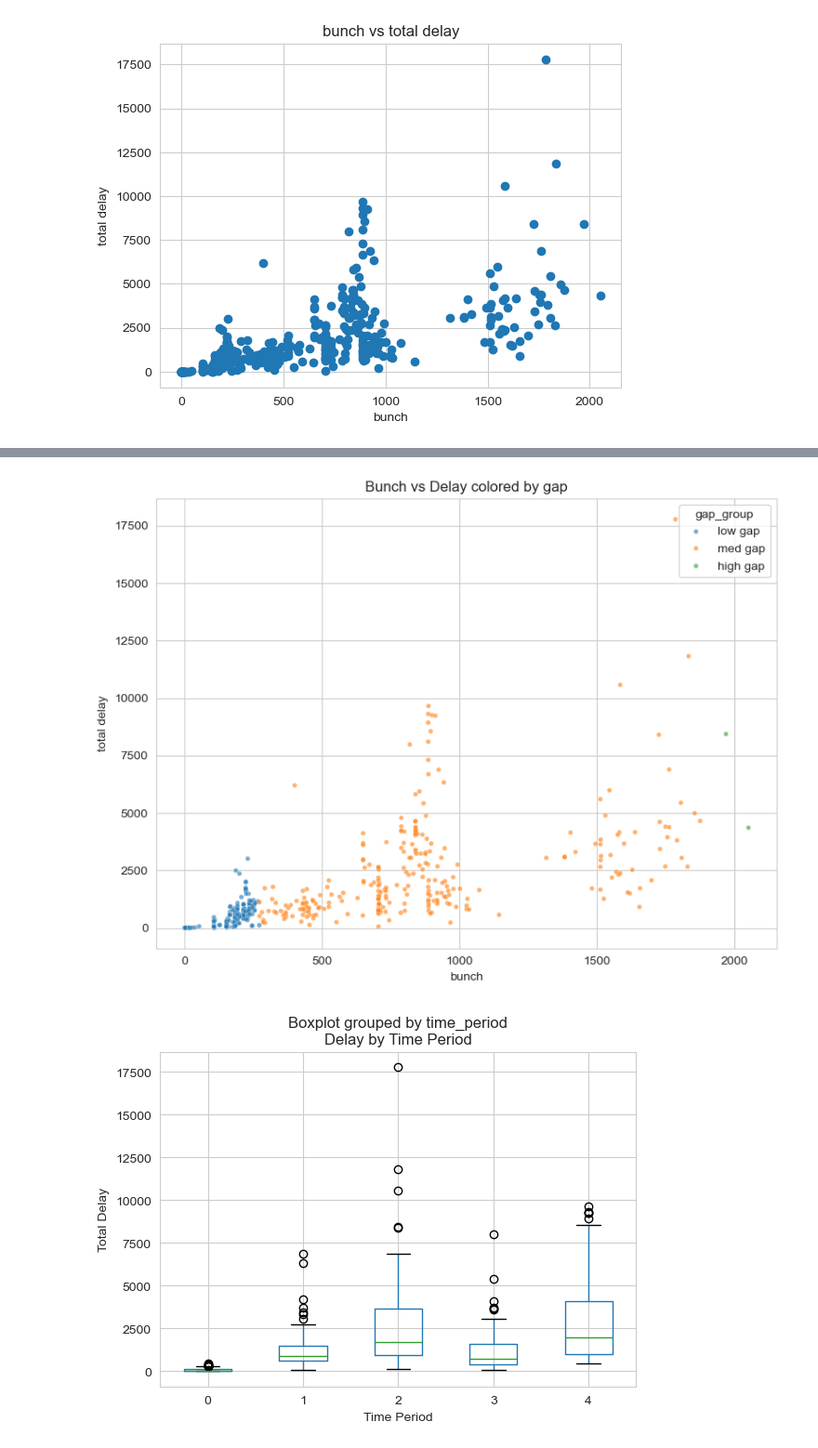
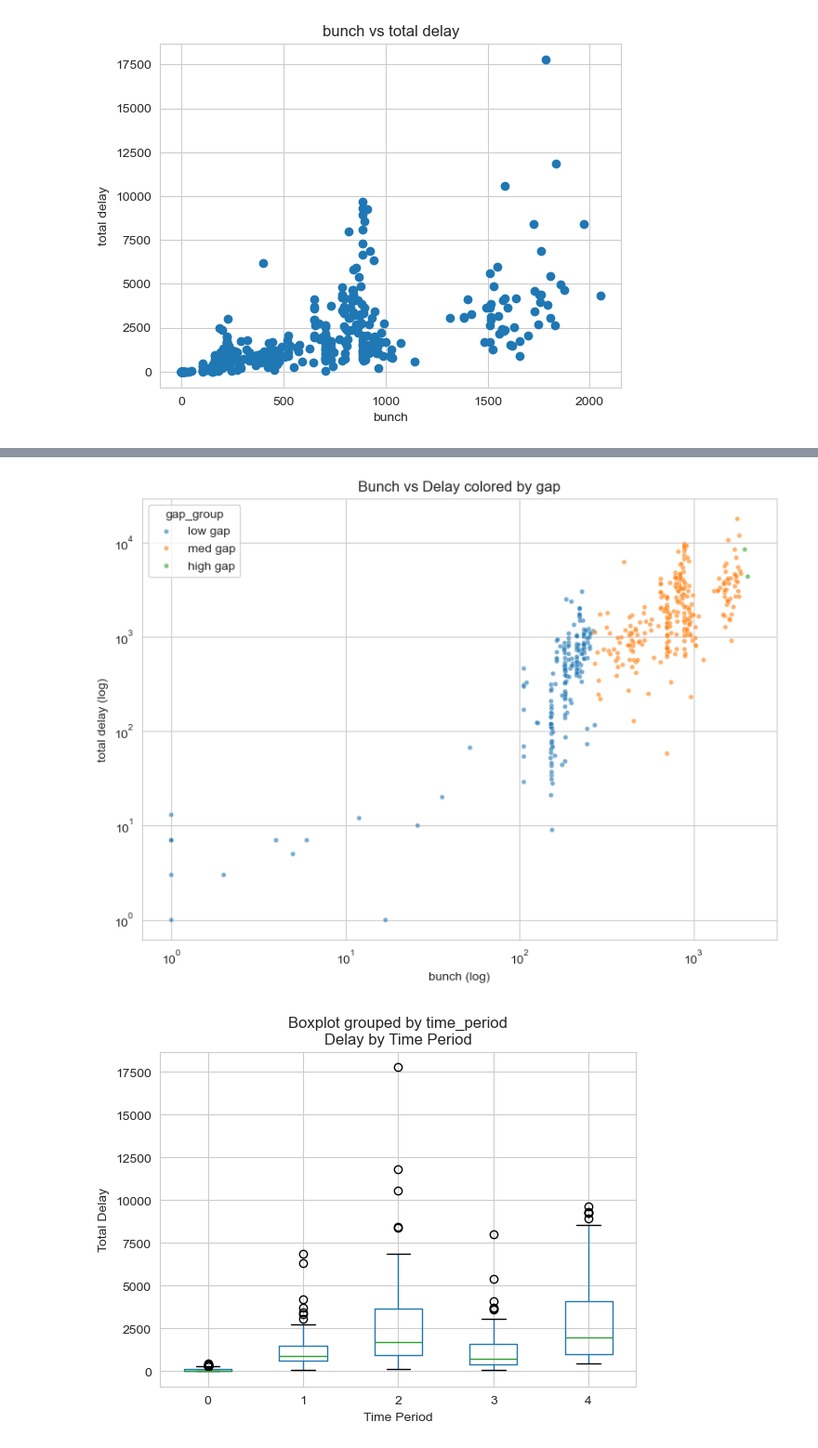
Before and after one commit to Erdos-Projects/spring-2026-predicting-streetcar-delays, a Jupyter notebook: sunday-notebooks/sunday_baseline.ipynb, the cells around one changed output, grey strips where cells are left out. Shown at 93% size. Drawn from its saved outputs; the diff is of its cells as text; code cells hidden in the pictures.

Commit message:
updated plots in the EDA portion

```diff
--- a/sunday-notebooks/sunday_baseline.ipynb
+++ b/sunday-notebooks/sunday_baseline.ipynb
@@ -163,3 +163,29 @@ plt.show()
 # %% [output]
 [figure]
 [figure]
+# %%
+# Looking at bunch vs total delay we color by the gap and see a lot of clustering depending on what the gap is so lets group the gaps into different categories and then compare
+sun_df["gap_group"] = pd.qcut(
+    sun_df["gap"],
+    3,
+    labels=["low gap", "med gap", "high gap"]
+)
+plt.figure(figsize=(8,6))
+sns.scatterplot(
+    data=sun_df,
+    x="bunch",
+    y="total delay",
+    hue="gap_group",
+    #palette="tab20",
+    alpha=0.6,
+    s=15
+    )
+#plt.xscale("log")
+#plt.yscale("log")
+plt.title("Bunch vs Delay colored by gap")
+plt.xlabel("bunch")
+plt.ylabel("total delay")
+
+plt.tight_layout()
+plt.show()
+plt.close()
@@ -166,31 +194,31 @@ plt.show()
 # %%
 # Looking at bunch vs total delay we color by the gap and see a lot of clustering depending on what the gap is so lets group the gaps into different categories and then compare
 sun_df["gap_group"] = pd.qcut(
     sun_df["gap"],
     3,
     labels=["low gap", "med gap", "high gap"]
 )
 plt.figure(figsize=(8,6))
 sns.scatterplot(
     data=sun_df,
     x="bunch",
     y="total delay",
     hue="gap_group",
     #palette="tab20",
     alpha=0.6,
     s=15
     )
-#plt.xscale("log")
-#plt.yscale("log")
+plt.xscale("log")
+plt.yscale("log")
 plt.title("Bunch vs Delay colored by gap")
-plt.xlabel("bunch")
-plt.ylabel("total delay")
+plt.xlabel("bunch (log)")
+plt.ylabel("total delay (log)")
 
 plt.tight_layout()
 plt.show()
 plt.close()
 # %% [output]
-[figure, old version]
+[figure, new version]
 # %%
 #Compare the total delay time across each time period
 sun_df.boxplot(column='total delay', by='time_period')
```
Also changed, not shown: parts of 3 cells of this notebook.
